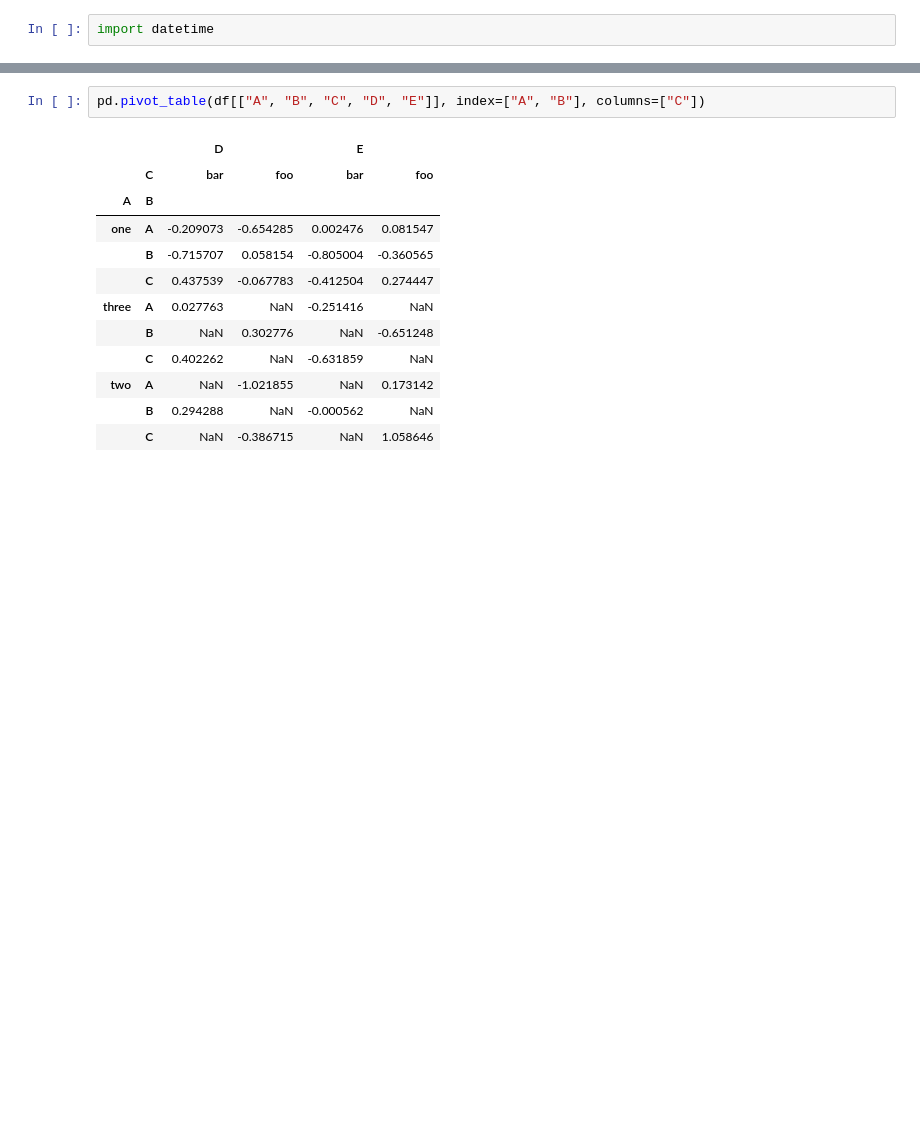
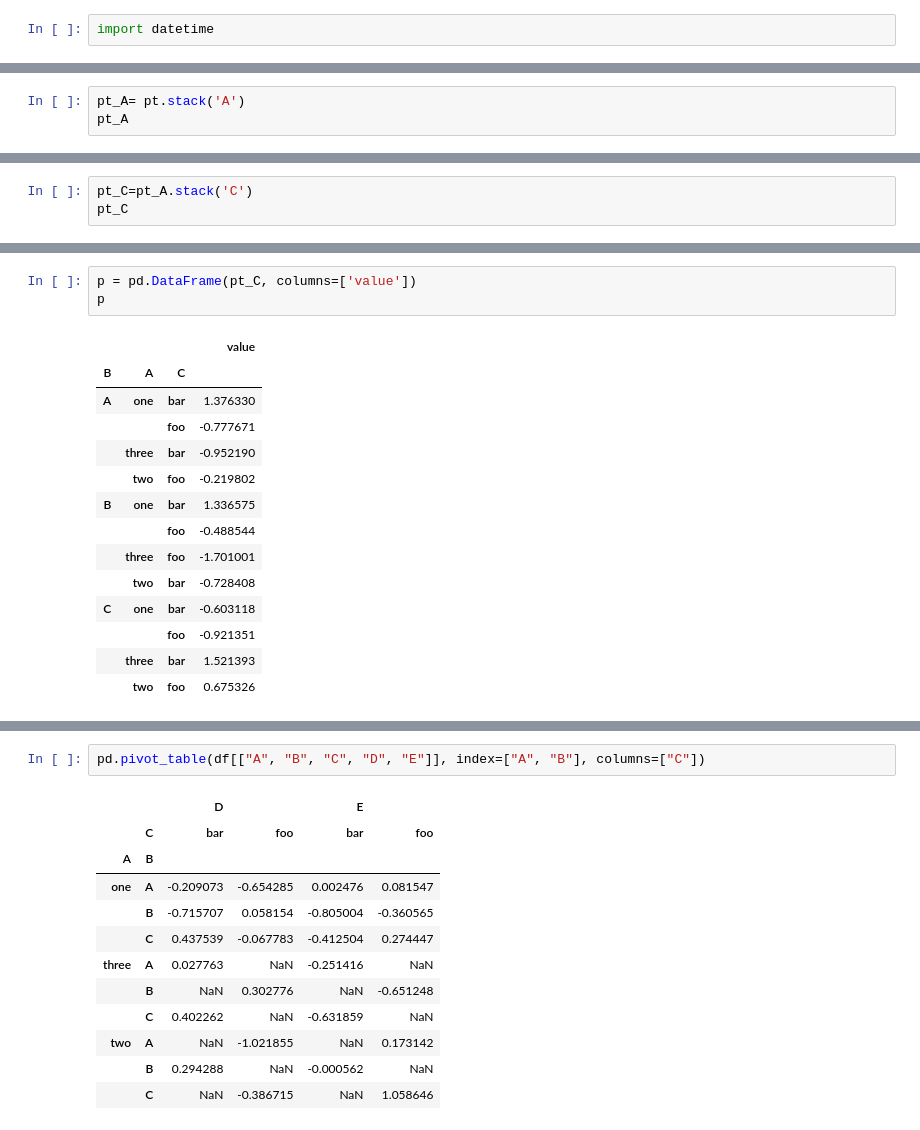
Before and after one commit to guamoshtli/Pandas, a Jupyter notebook: pivot.ipynb, the cells around one changed output, grey strips where cells are left out. Saved outputs shown, nothing was run; the diff lists cells and outputs as text; blank space fills up the shorter version.

```diff
--- a/pivot.ipynb
+++ b/pivot.ipynb
@@ -865,0 +979,3 @@ pd.pivot_table(df, values="D", index=["B"], columns=["A", "C"], aggfunc=np.sum)
+# %%
+pt_A= pt.stack('A')
+pt_A
@@ -865,0 +994,3 @@ pd.pivot_table(df, values="D", index=["B"], columns=["A", "C"], aggfunc=np.sum)
+# %%
+pt_C=pt_A.stack('C')
+pt_C
@@ -865,0 +1012,18 @@ pd.pivot_table(df, values="D", index=["B"], columns=["A", "C"], aggfunc=np.sum)
+# %%
+p = pd.DataFrame(pt_C, columns=['value'])
+p
+# %% [output]
+|  |  |  | value |
+| B | A | C |  |
+| A | one | bar | 1.376330 |
+|  |  | foo | -0.777671 |
+|  | three | bar | -0.952190 |
+|  | two | foo | -0.219802 |
+| B | one | bar | 1.336575 |
+|  |  | foo | -0.488544 |
+|  | three | foo | -1.701001 |
+|  | two | bar | -0.728408 |
+| C | one | bar | -0.603118 |
+|  |  | foo | -0.921351 |
+|  | three | bar | 1.521393 |
+|  | two | foo | 0.675326 |
```
Also changed, not shown: parts of 57 cells of this notebook.
